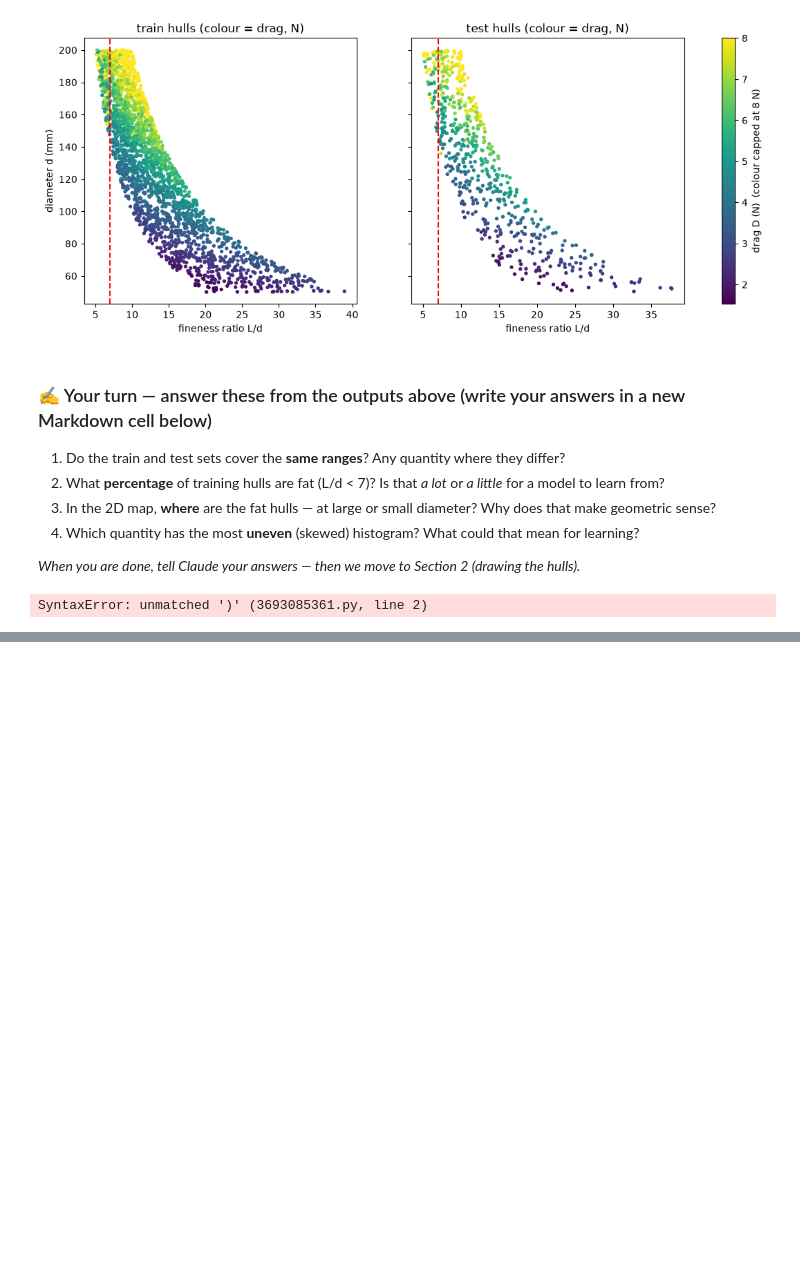
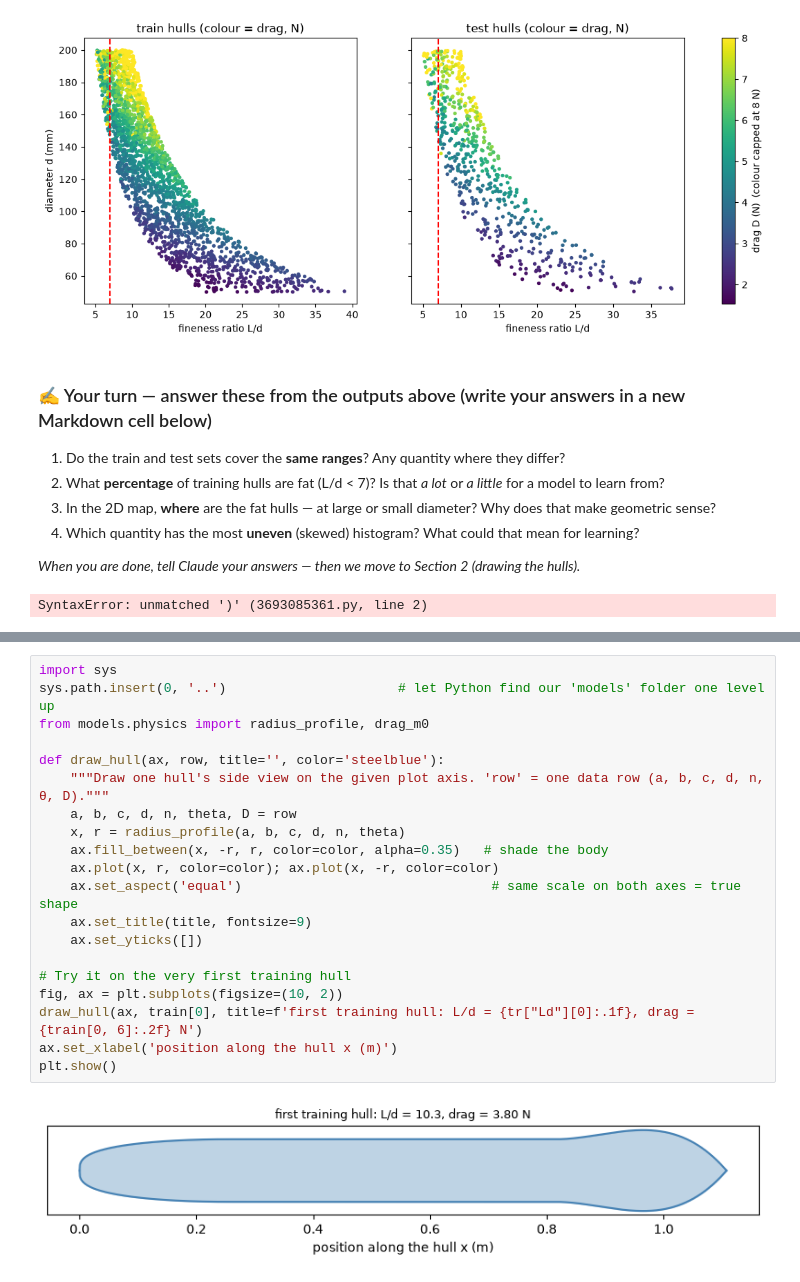
Before and after one commit to SaiKiranKumarNalla/auv-hull-surrogate, a Jupyter notebook: notebooks/01_data_exploration.ipynb, the cells around one changed output, grey strips where cells are left out. Saved outputs shown, nothing was run; the diff lists cells and outputs as text; blank space fills up the shorter version.

Commit message:
explore: section 2, hull gallery (failures = fat hulls, pressure drag)

```diff
--- a/notebooks/01_data_exploration.ipynb
+++ b/notebooks/01_data_exploration.ipynb
@@ -190,0 +208,22 @@ SyntaxError: unmatched ')' (3693085361.py, line 2)
+# %%
+import sys
+sys.path.insert(0, '..')                      # let Python find our 'models' folder one level up
+from models.physics import radius_profile, drag_m0
+
+def draw_hull(ax, row, title='', color='steelblue'):
+    """Draw one hull's side view on the given plot axis. 'row' = one data row (a, b, c, d, n, θ, D)."""
+    a, b, c, d, n, theta, D = row
+    x, r = radius_profile(a, b, c, d, n, theta)
+    ax.fill_between(x, -r, r, color=color, alpha=0.35)   # shade the body
+    ax.plot(x, r, color=color); ax.plot(x, -r, color=color)
+    ax.set_aspect('equal')                                # same scale on both axes = true shape
+    ax.set_title(title, fontsize=9)
+    ax.set_yticks([])
+
+# Try it on the very first training hull
+fig, ax = plt.subplots(figsize=(10, 2))
+draw_hull(ax, train[0], title=f'first training hull: L/d = {tr["Ld"][0]:.1f}, drag = {train[0, 6]:.2f} N')
+ax.set_xlabel('position along the hull x (m)')
+plt.show()
+# %% [output]
+[figure, added]
```
Also changed, not shown: parts of 8 cells of this notebook, 1 other file.
